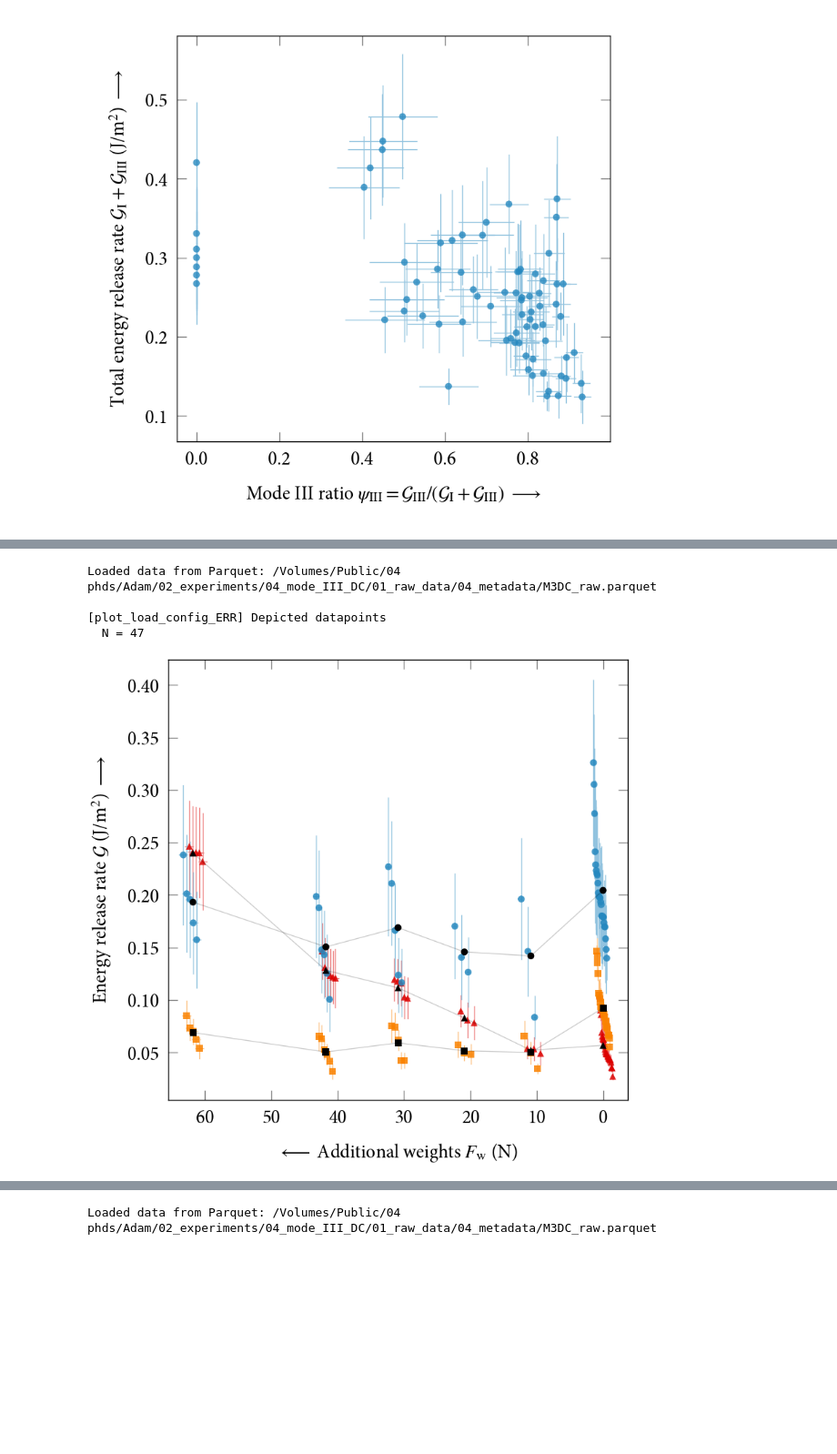
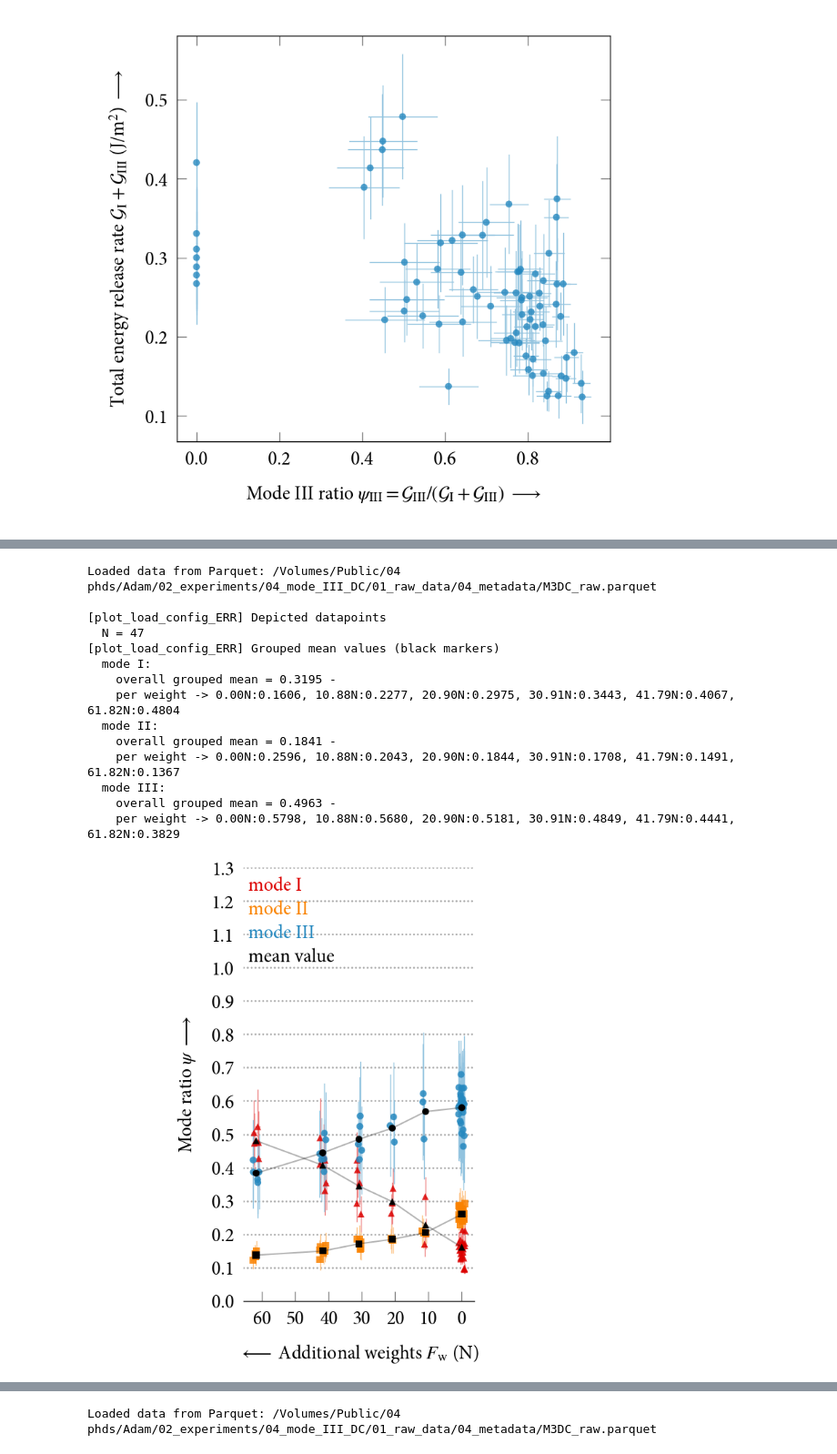
Before and after one commit to valdam95/Mode3DC, a Jupyter notebook: M3DC_Notebook.ipynb, the cells around one changed output, grey strips where cells are left out. Shown at 91% size. Cells and saved outputs as stored; diff of their text form; code cells hidden in the pictures; blank space fills up the shorter version.

Commit message:
feat: include mode interaction plot with variable fit possibilities

```diff
--- a/M3DC_Notebook.ipynb
+++ b/M3DC_Notebook.ipynb
@@ -594,24 +659,37 @@ defaultdict(None,
 # %%
-fig_surface_load_mode_III_ratio = vis.plot_load_config_ERR(
+fig_load_config_ERR_upslope = vis.plot_load_config_ERR(
     df_or_path=path_metadata+"/M3DC_raw.parquet",
     title=None,
     figsize=(8, 7.5),
     dpi=100,
     alpha=0.85,
     marker_size=2.3,
     tick_width=1,
     tick_length=10,
     labelpad_x=15,
     labelpad_y=15,
     frame_thickness=1,
     exclude_pst=True,
     only_pst=False,
     switch_x_axis_dir=True,
     phi_filter='upslope',
+    jitter_offset=1,
+    y_lim=(0,1.3),
+    show_rel_G=True,
 )
 # %% [output]
 Loaded data from Parquet: /Volumes/Public/04 phds/Adam/02_experiments/04_mode_III_DC/01_raw_data/04_metadata/M3DC_raw.parquet
 
 [plot_load_config_ERR] Depicted datapoints
   N = 47
+[plot_load_config_ERR] Grouped mean values (black markers)
+  mode I:
+    overall grouped mean = 0.3195 -
+    per weight -> 0.00N:0.1606, 10.88N:0.2277, 20.90N:0.2975, 30.91N:0.3443, 41.79N:0.4067, 61.82N:0.4804
+  mode II:
+    overall grouped mean = 0.1841 -
+    per weight -> 0.00N:0.2596, 10.88N:0.2043, 20.90N:0.1844, 30.91N:0.1708, 41.79N:0.1491, 61.82N:0.1367
+  mode III:
+    overall grouped mean = 0.4963 -
+    per weight -> 0.00N:0.5798, 10.88N:0.5680, 20.90N:0.5181, 30.91N:0.4849, 41.79N:0.4441, 61.82N:0.3829
-[figure, old version]
+[figure, new version]
```
Also changed, not shown: parts of 14 cells of this notebook, 3 other files.
